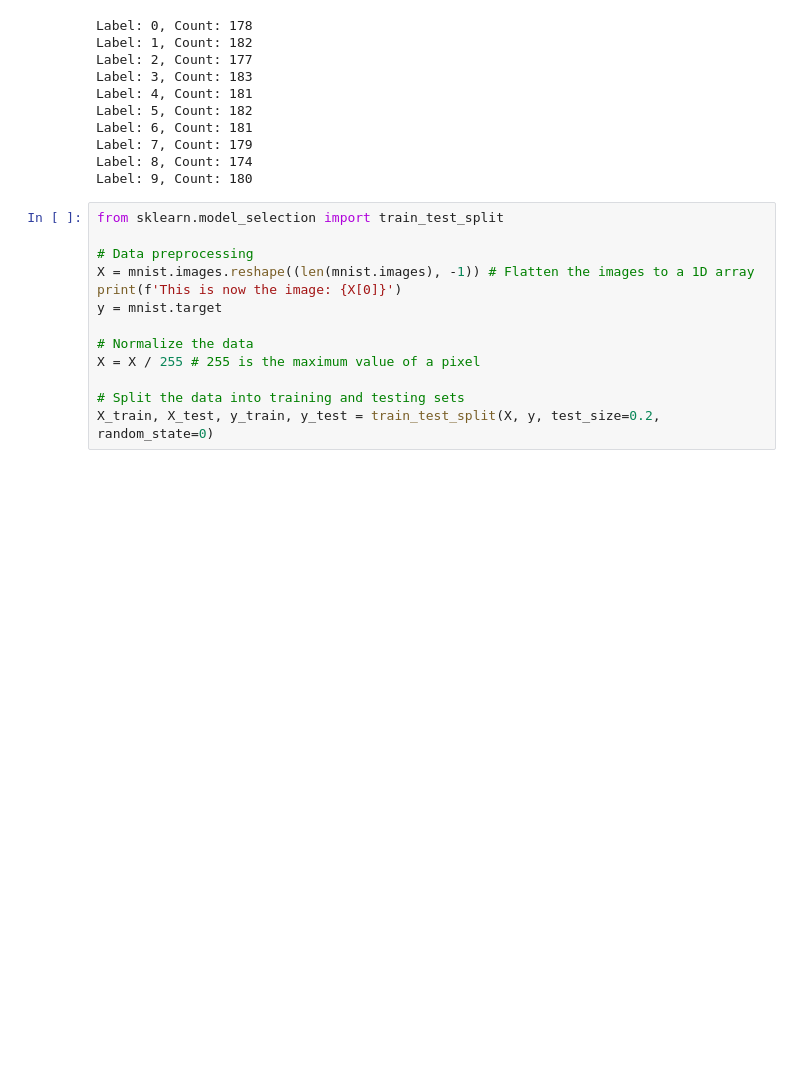
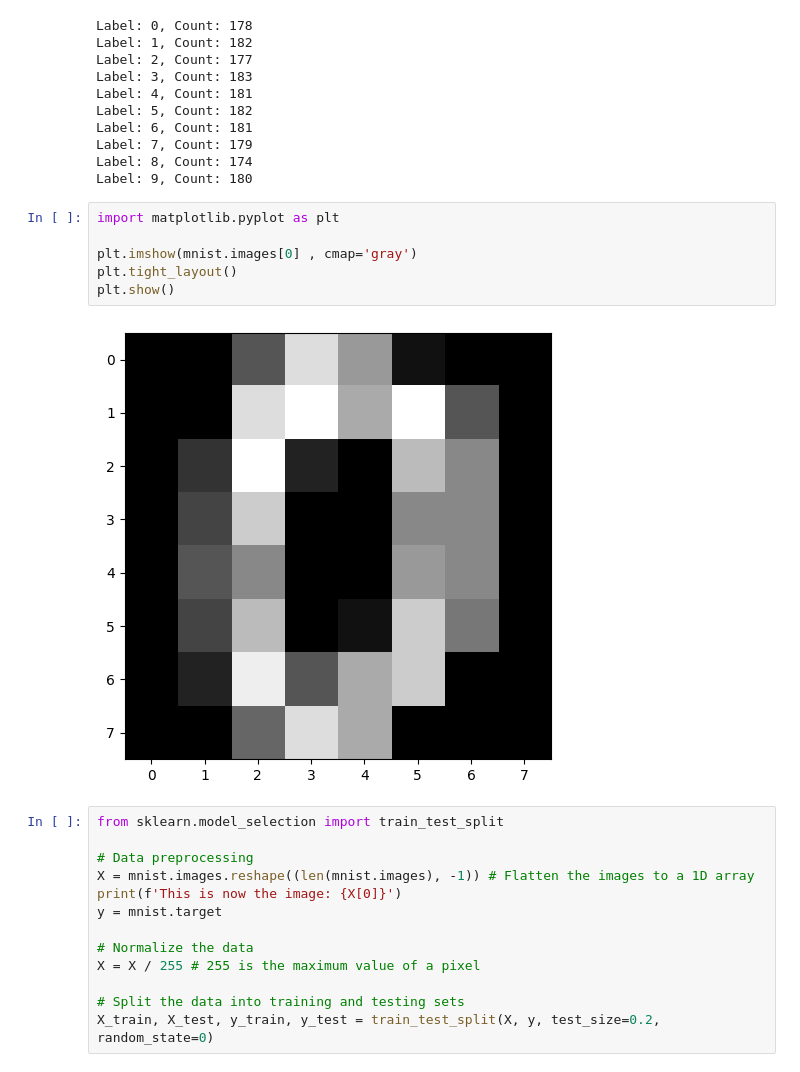
Before and after one commit to fabiotdt/rec_sys, a Jupyter notebook: lab_05_CNN.ipynb, the cells around one changed output. Saved outputs shown, nothing was run; the diff lists cells and outputs as text; blank space fills up the shorter version.

```diff
--- a/lab_05_CNN.ipynb
+++ b/lab_05_CNN.ipynb
@@ -44,6 +44,14 @@ Label: 6, Count: 181
 Label: 7, Count: 179
 Label: 8, Count: 174
 Label: 9, Count: 180
+# %%
+import matplotlib.pyplot as plt
+
+plt.imshow(mnist.images[0] , cmap='gray')
+plt.tight_layout()
+plt.show()
+# %% [output]
+[figure, added]
 # %%
 from sklearn.model_selection import train_test_split
 
```
Also changed, not shown: parts of 10 cells of this notebook, 3 other files.
